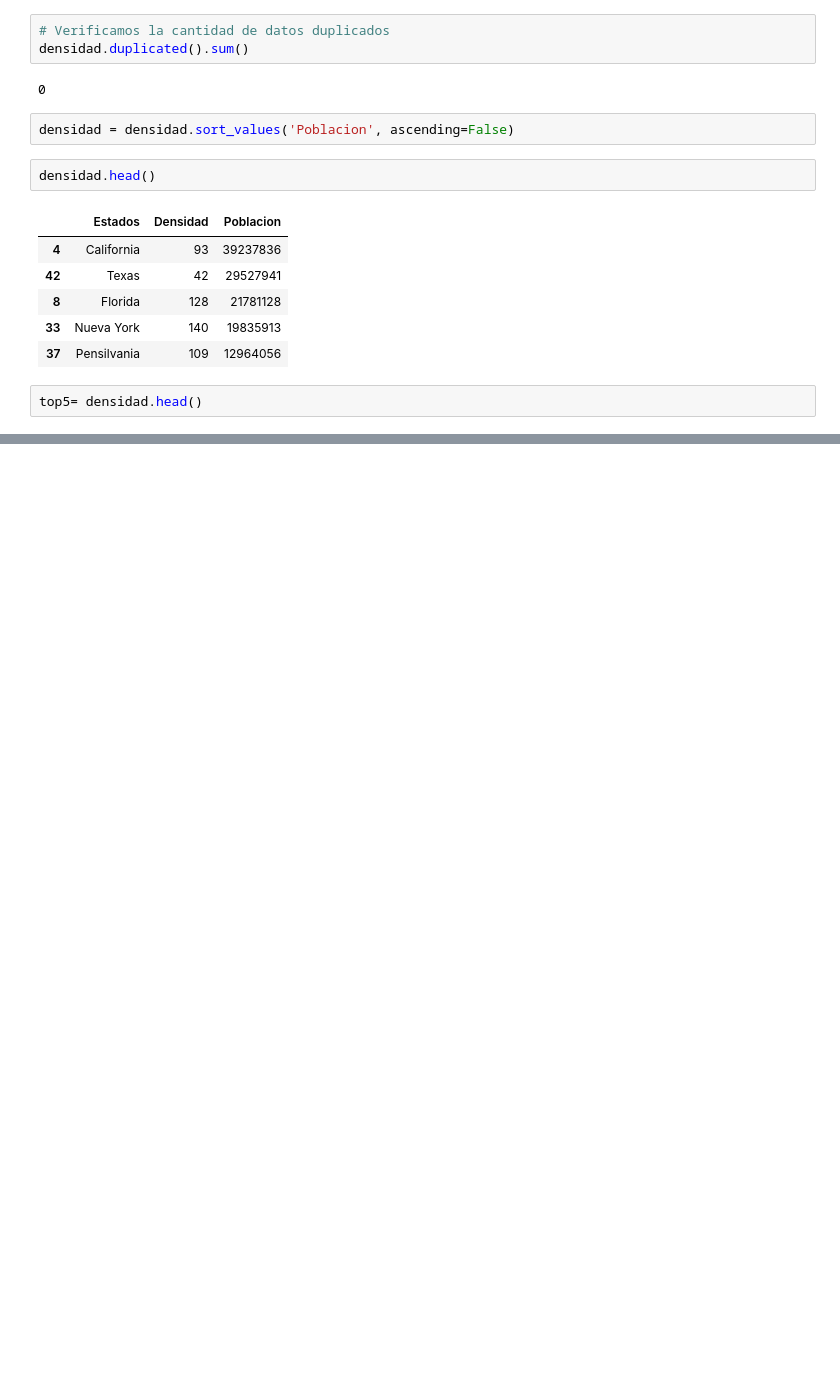
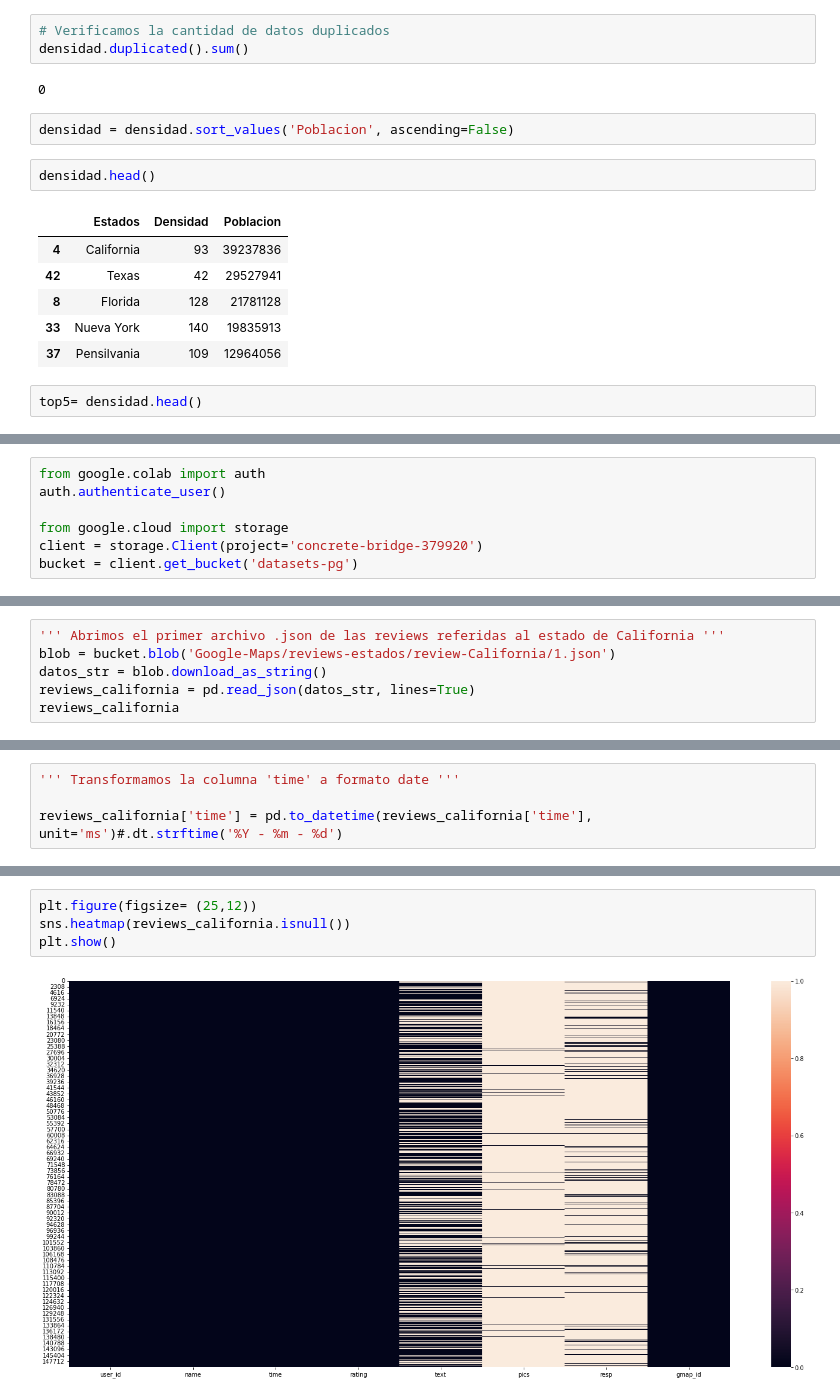
Before and after one commit to GastonOrphant/PG-YELP-GOOGLE-MAPS, a Jupyter notebook: EDA.ipynb, the cells around one changed output, grey strips where cells are left out. Saved outputs shown, nothing was run; the diff lists cells and outputs as text; blank space fills up the shorter version.

```diff
--- a/EDA.ipynb
+++ b/EDA.ipynb
@@ -67,0 +81,7 @@ plt.show()
+# %%
+from google.colab import auth
+auth.authenticate_user()
+
+from google.cloud import storage
+client = storage.Client(project='concrete-bridge-379920')
+bucket = client.get_bucket('datasets-pg')
@@ -67,0 +92,6 @@ plt.show()
+# %%
+''' Abrimos el primer archivo .json de las reviews referidas al estado de California '''
+blob = bucket.blob('Google-Maps/reviews-estados/review-California/1.json')
+datos_str = blob.download_as_string()
+reviews_california = pd.read_json(datos_str, lines=True)
+reviews_california
@@ -67,0 +156,4 @@ plt.show()
+# %%
+''' Transformamos la columna 'time' a formato date '''
+
+reviews_california['time'] = pd.to_datetime(reviews_california['time'], unit='ms')#.dt.strftime('%Y - %m - %d')
@@ -67,0 +189,6 @@ plt.show()
+# %%
+plt.figure(figsize= (25,12))
+sns.heatmap(reviews_california.isnull())
+plt.show()
+# %% [output]
+[figure, added]
```
Also changed, not shown: parts of 154 cells of this notebook.
